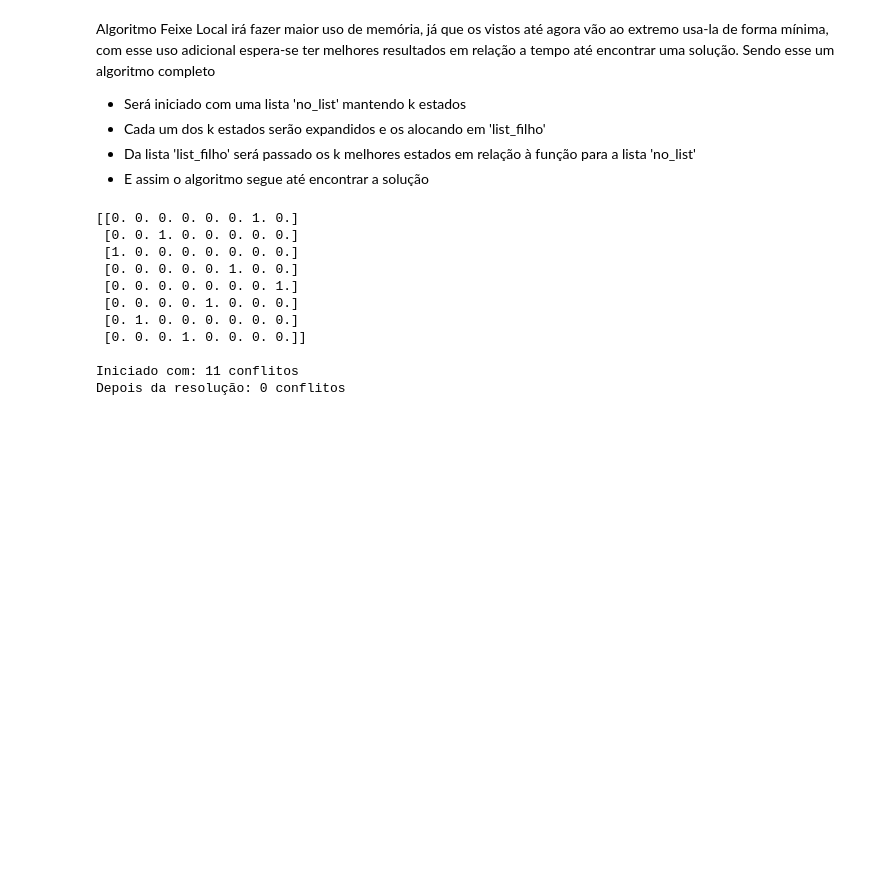
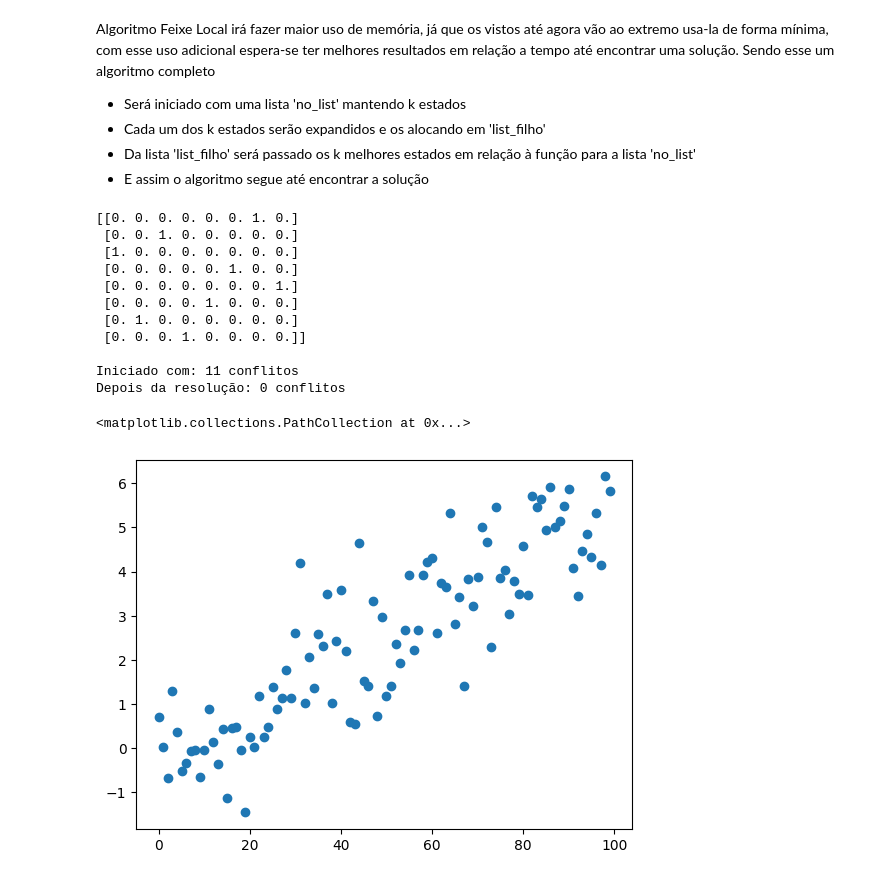
Before and after one commit to MarcoAfB/Inteligencia_Artifical, a Jupyter notebook: AI_OitoRainhas.ipynb, the cells around one changed output. Saved outputs shown, nothing was run; the diff lists cells and outputs as text; code cells hidden in the pictures; blank space fills up the shorter version.

```diff
--- a/AI_OitoRainhas.ipynb
+++ b/AI_OitoRainhas.ipynb
@@ -635,3 +635,16 @@ print(f'Depois da resolução: {h_eliminacoes(solucao.initial)} conflitos')
 
 Iniciado com: 11 conflitos
 Depois da resolução: 0 conflitos
+# %%
+data = []
+a = 0
+for i in range(100):
+    a+=0.05
+    data.append(a + np.random.normal(0,1))
+
+import matplotlib.pyplot as plt
+
+plt.scatter(x=range(len(data)), y=data)
+# %% [output]
+<matplotlib.collections.PathCollection at 0x...>
+[figure, added]
```
Also changed, not shown: parts of 1 cell of this notebook.
